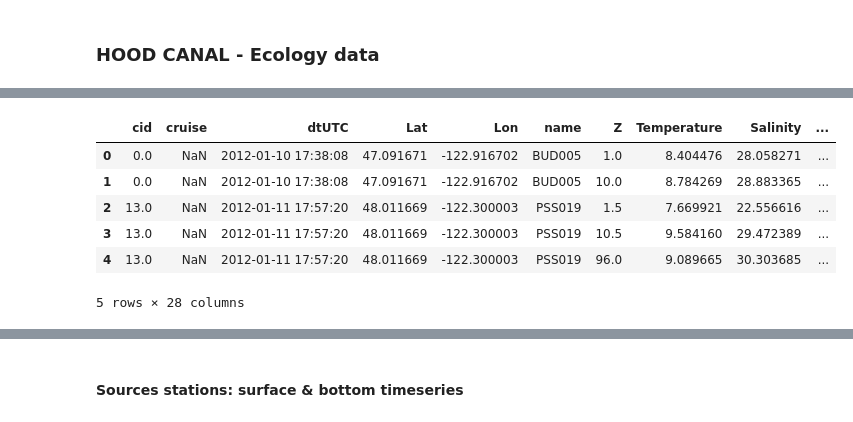
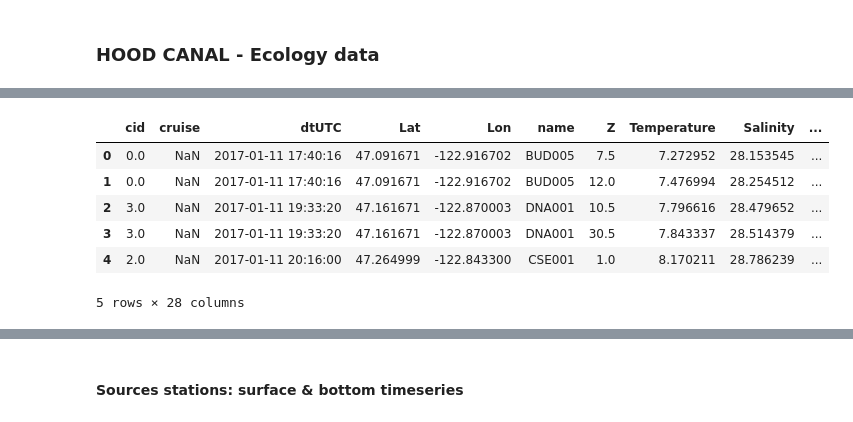
Before and after one commit to SalishSeaCast/analysis-abdoul, a Jupyter notebook: notebooks/Evals202410/PugetSound/ForPSPaperEvals.ipynb, the cells around one changed output, grey strips where cells are left out. Drawn from its saved outputs; the diff is of its cells as text; code cells hidden in the pictures.

```diff
--- a/notebooks/Evals202410/PugetSound/ForPSPaperEvals.ipynb
+++ b/notebooks/Evals202410/PugetSound/ForPSPaperEvals.ipynb
@@ -149,39 +145,42 @@ obs_2016 = pd.read_csv('/ocean/atall/MOAD/ObsModel/202410bdaily/'
 )
 obs_2017 = pd.read_csv('/ocean/atall/MOAD/ObsModel/202410bdaily/'
     'ObsModel_202410b_eco_from_parker_20170101_20171231.csv'
 )
 obs_2018 = pd.read_csv('/ocean/atall/MOAD/ObsModel/202410bdaily/'
     'ObsModel_202410b_eco_from_parker_20180101_20181231.csv'
 )
 obs_2019 = pd.read_csv('/ocean/atall/MOAD/ObsModel/202410bdaily/'
     'ObsModel_202410b_eco_from_parker_20190101_20191231.csv'
 )
 obs_2020 = pd.read_csv('/ocean/atall/MOAD/ObsModel/202410bdaily/'
     'ObsModel_202410b_eco_from_parker_20200101_20201231.csv'
 )
 obs_2021 = pd.read_csv('/ocean/atall/MOAD/ObsModel/202410bdaily/'
     'ObsModel_202410b_eco_from_parker_20210101_20211231.csv'
 )
 obs_2022 = pd.read_csv('/ocean/atall/MOAD/ObsModel/202410bdaily/'
     'ObsModel_202410b_eco_from_parker_20220101_20221231.csv'
 )
 obs_2023 = pd.read_csv('/ocean/atall/MOAD/ObsModel/202410bdaily/'
     'ObsModel_202410b_eco_from_parker_20230101_20231231.csv'
 )
 obs_2024 = pd.read_csv('/ocean/atall/MOAD/ObsModel/202410bdaily/'
     'ObsModel_202410b_eco_from_parker_20240101_20241231.csv'
 )
-obs = pd.concat([obs_2012, obs_2013, obs_2014, obs_2015, obs_2016, obs_2017, obs_2018, obs_2019, obs_2020, obs_2021, obs_2022, obs_2023, obs_2024], ignore_index=True)
+obs = pd.concat([#obs_2012, obs_2013, obs_2014, obs_2015, obs_2016,
+                 obs_2017, obs_2018, obs_2019,
+                 #obs_2020, obs_2021, obs_2022, obs_2023, obs_2024
+                 ], ignore_index=True)
 obs['dtUTC'] = pd.to_datetime(obs['dtUTC'])
 
 obs.head()
 # %% [output]
 |  | cid | cruise | dtUTC | Lat | Lon | name | Z | Temperature | Salinity | ... |
-| 0 | 0.0 | NaN | 2012-01-10 17:38:08 | 47.091671 | -122.916702 | BUD005 | 1.0 | 8.404476 | 28.058271 | ... |
-| 1 | 0.0 | NaN | 2012-01-10 17:38:08 | 47.091671 | -122.916702 | BUD005 | 10.0 | 8.784269 | 28.883365 | ... |
-| 2 | 13.0 | NaN | 2012-01-11 17:57:20 | 48.011669 | -122.300003 | PSS019 | 1.5 | 7.669921 | 22.556616 | ... |
-| 3 | 13.0 | NaN | 2012-01-11 17:57:20 | 48.011669 | -122.300003 | PSS019 | 10.5 | 9.584160 | 29.472389 | ... |
-| 4 | 13.0 | NaN | 2012-01-11 17:57:20 | 48.011669 | -122.300003 | PSS019 | 96.0 | 9.089665 | 30.303685 | ... |
+| 0 | 0.0 | NaN | 2017-01-11 17:40:16 | 47.091671 | -122.916702 | BUD005 | 7.5 | 7.272952 | 28.153545 | ... |
+| 1 | 0.0 | NaN | 2017-01-11 17:40:16 | 47.091671 | -122.916702 | BUD005 | 12.0 | 7.476994 | 28.254512 | ... |
+| 2 | 3.0 | NaN | 2017-01-11 19:33:20 | 47.161671 | -122.870003 | DNA001 | 10.5 | 7.796616 | 28.479652 | ... |
+| 3 | 3.0 | NaN | 2017-01-11 19:33:20 | 47.161671 | -122.870003 | DNA001 | 30.5 | 7.843337 | 28.514379 | ... |
+| 4 | 2.0 | NaN | 2017-01-11 20:16:00 | 47.264999 | -122.843300 | CSE001 | 1.0 | 8.170211 | 28.786239 | ... |
 5 rows × 28 columns
 # %%
 place = list(stations.keys())
```
Also changed, not shown: parts of 12 cells of this notebook.
